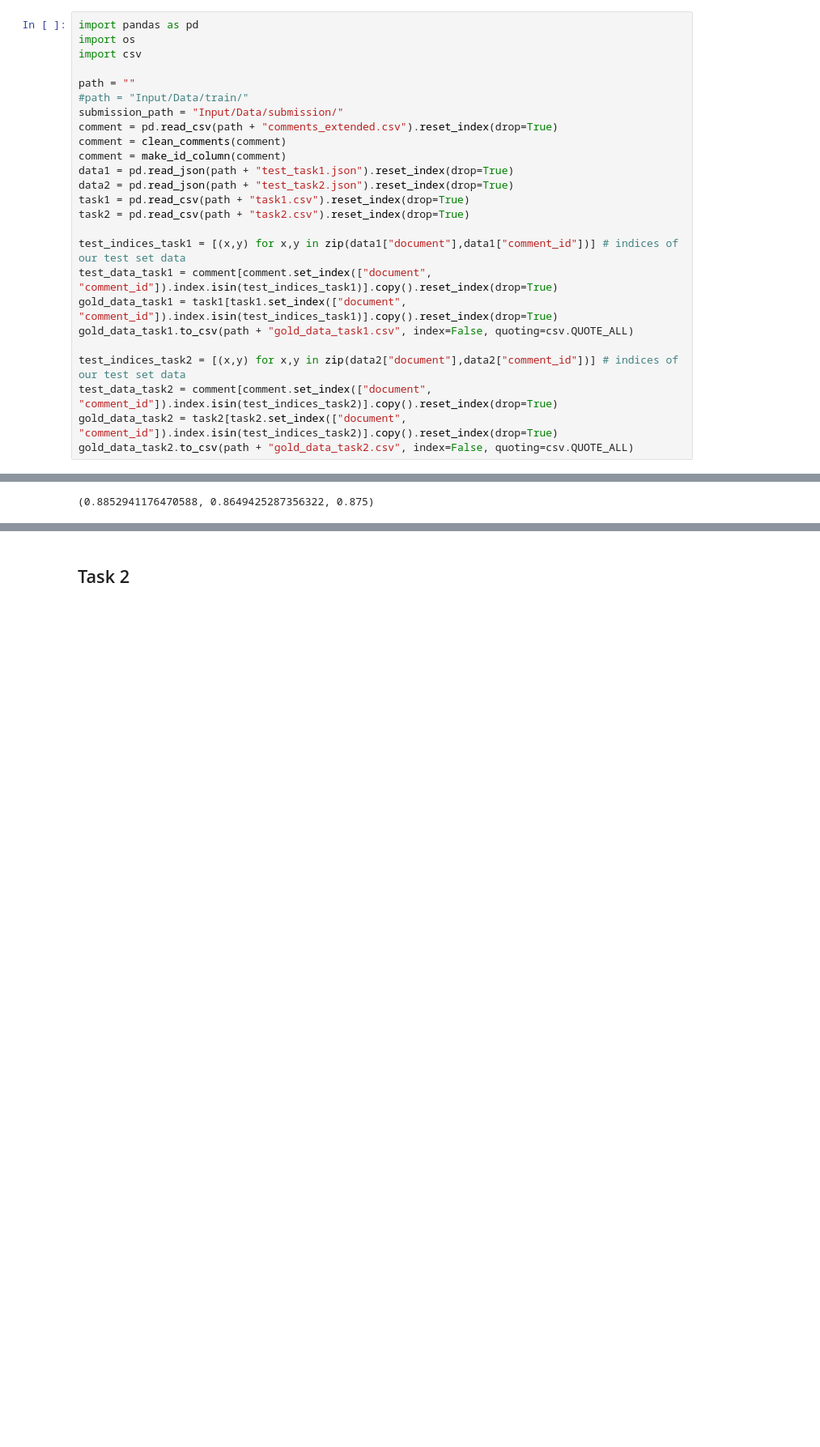
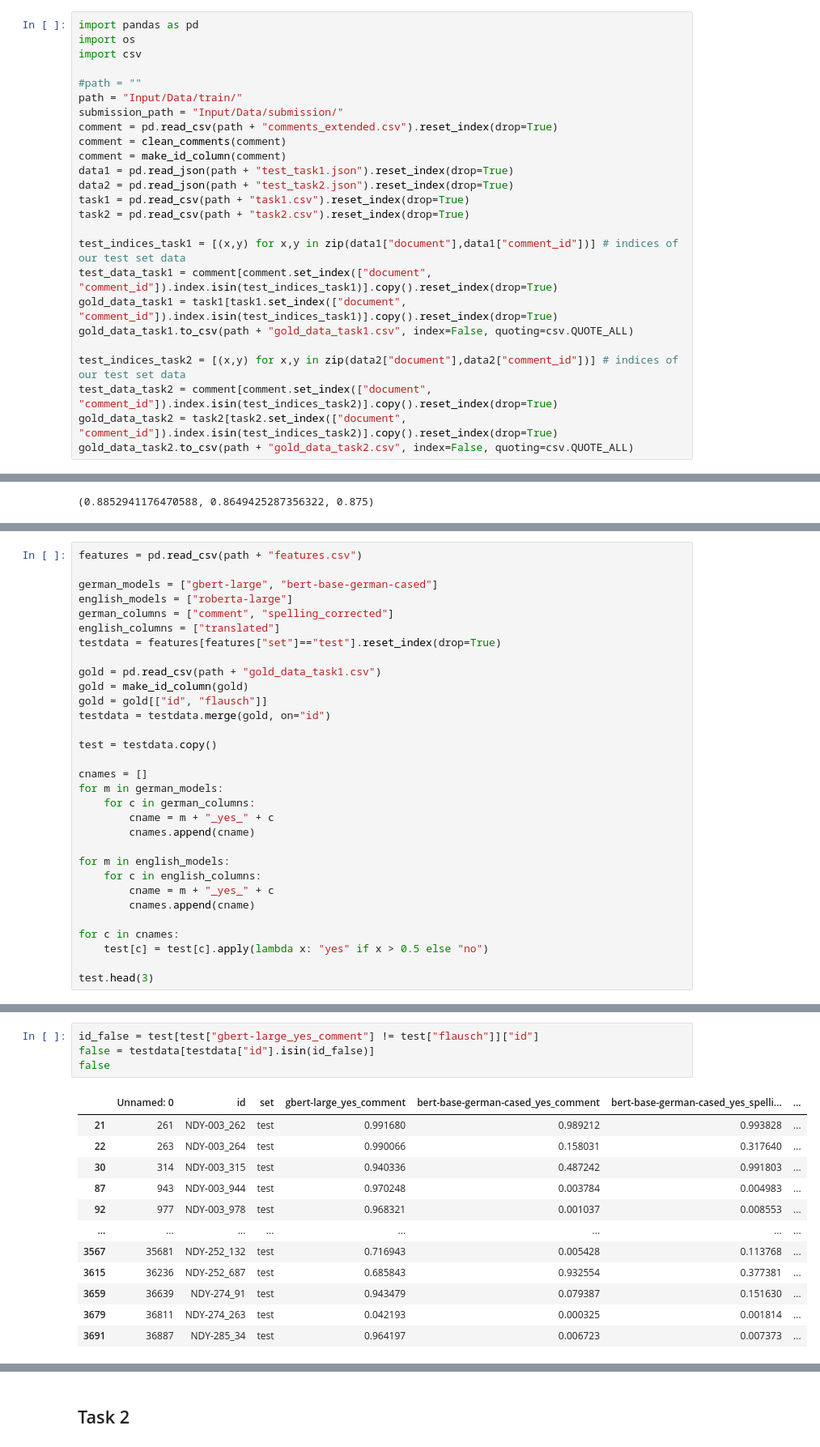
Before and after one commit to WiebkePetersen/GermevalFlausch, a Jupyter notebook: evaluation.ipynb, the cells around one changed output, grey strips where cells are left out. Shown: that part at 81% size. Saved outputs shown, nothing was run; the diff lists cells and outputs as text; blank space fills up the shorter version.

```diff
--- a/evaluation.ipynb
+++ b/evaluation.ipynb
@@ -30,8 +30,8 @@ import pandas as pd
 import os
 import csv
 
-path = ""
-#path = "Input/Data/train/"
+#path = ""
+path = "Input/Data/train/"
 submission_path = "Input/Data/submission/"
 comment = pd.read_csv(path + "comments_extended.csv").reset_index(drop=True)
 comment = clean_comments(comment)
@@ -307,0 +307,31 @@ F-score:         0.8750
+# %%
+features = pd.read_csv(path + "features.csv")
+
+german_models = ["gbert-large", "bert-base-german-cased"]
+english_models = ["roberta-large"]
+german_columns = ["comment", "spelling_corrected"]
+english_columns = ["translated"]
+testdata = features[features["set"]=="test"].reset_index(drop=True)
+
+gold = pd.read_csv(path + "gold_data_task1.csv")
+gold = make_id_column(gold)
+gold = gold[["id", "flausch"]]
+testdata = testdata.merge(gold, on="id")
+
+test = testdata.copy()
+
+cnames = []
+for m in german_models:
+    for c in german_columns:
+        cname = m + "_yes_" + c
+        cnames.append(cname)
+
+for m in english_models:
+    for c in english_columns:
+        cname = m + "_yes_" + c
+        cnames.append(cname)
+
+for c in cnames:
+    test[c] = test[c].apply(lambda x: "yes" if x > 0.5 else "no")
+
+test.head(3)
@@ -307,0 +374,17 @@ F-score:         0.8750
+# %%
+id_false = test[test["gbert-large_yes_comment"] != test["flausch"]]["id"]
+false = testdata[testdata["id"].isin(id_false)]
+false
+# %% [output]
+|  | Unnamed: 0 | id | set | gbert-large_yes_comment | bert-base-german-cased_yes_comment | bert-base-german-cased_yes_spelli... | ... |
+| 21 | 261 | NDY-003_262 | test | 0.991680 | 0.989212 | 0.993828 | ... |
+| 22 | 263 | NDY-003_264 | test | 0.990066 | 0.158031 | 0.317640 | ... |
+| 30 | 314 | NDY-003_315 | test | 0.940336 | 0.487242 | 0.991803 | ... |
+| 87 | 943 | NDY-003_944 | test | 0.970248 | 0.003784 | 0.004983 | ... |
+| 92 | 977 | NDY-003_978 | test | 0.968321 | 0.001037 | 0.008553 | ... |
+| ... | ... | ... | ... | ... | ... | ... | ... |
+| 3567 | 35681 | NDY-252_132 | test | 0.716943 | 0.005428 | 0.113768 | ... |
+| 3615 | 36236 | NDY-252_687 | test | 0.685843 | 0.932554 | 0.377381 | ... |
+| 3659 | 36639 | NDY-274_91 | test | 0.943479 | 0.079387 | 0.151630 | ... |
+| 3679 | 36811 | NDY-274_263 | test | 0.042193 | 0.000325 | 0.001814 | ... |
+| 3691 | 36887 | NDY-285_34 | test | 0.964197 | 0.006723 | 0.007373 | ... |
```
Also changed, not shown: parts of 6 cells of this notebook.
